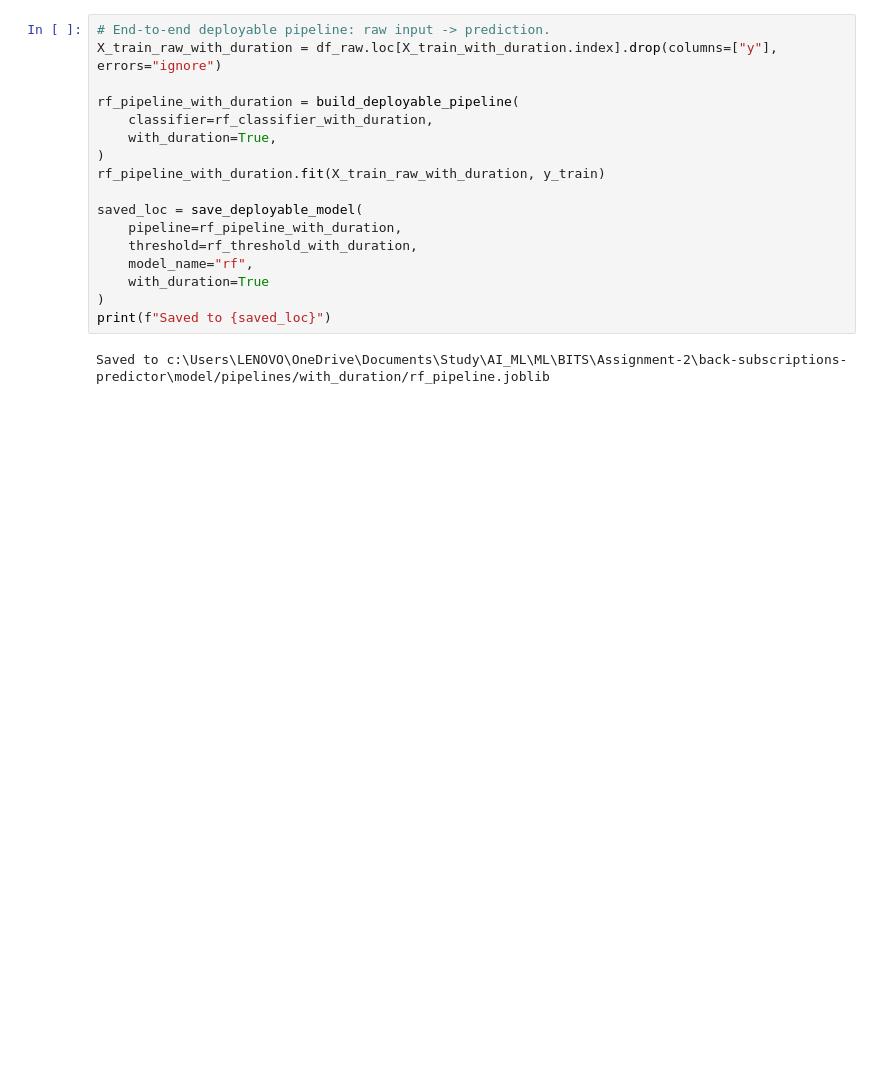
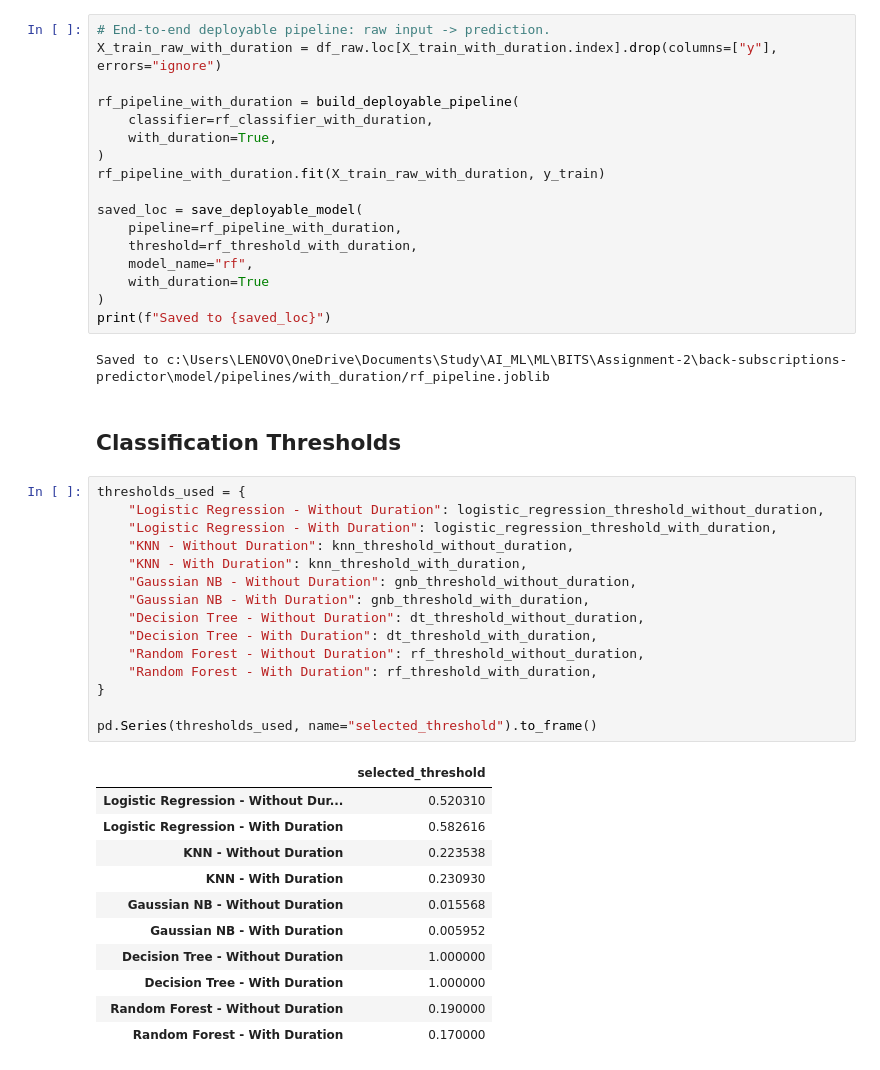
Before and after one commit to dustycoder-sayan/bank-subscriptions-predictor, a Jupyter notebook: model/bank_subscription_classifiers.ipynb, the cells around one changed output. Saved outputs shown, nothing was run; the diff lists cells and outputs as text; blank space fills up the shorter version.

```diff
--- a/model/bank_subscription_classifiers.ipynb
+++ b/model/bank_subscription_classifiers.ipynb
@@ -1250,3 +1250,32 @@ saved_loc = save_deployable_model(
 print(f"Saved to {saved_loc}")
 # %% [output]
 Saved to c:\Users\LENOVO\OneDrive\Documents\Study\AI_ML\ML\BITS\Assignment-2\back-subscriptions-predictor\model/pipelines/with_duration/rf_pipeline.joblib
+# %% [markdown]
+## Classification Thresholds
+# %%
+thresholds_used = {
+    "Logistic Regression - Without Duration": logistic_regression_threshold_without_duration,
+    "Logistic Regression - With Duration": logistic_regression_threshold_with_duration,
+    "KNN - Without Duration": knn_threshold_without_duration,
+    "KNN - With Duration": knn_threshold_with_duration,
+    "Gaussian NB - Without Duration": gnb_threshold_without_duration,
+    "Gaussian NB - With Duration": gnb_threshold_with_duration,
+    "Decision Tree - Without Duration": dt_threshold_without_duration,
+    "Decision Tree - With Duration": dt_threshold_with_duration,
+    "Random Forest - Without Duration": rf_threshold_without_duration,
+    "Random Forest - With Duration": rf_threshold_with_duration,
+}
+
+pd.Series(thresholds_used, name="selected_threshold").to_frame()
+# %% [output]
+|  | selected_threshold |
+| Logistic Regression - Without Dur... | 0.520310 |
+| Logistic Regression - With Duration | 0.582616 |
+| KNN - Without Duration | 0.223538 |
+| KNN - With Duration | 0.230930 |
+| Gaussian NB - Without Duration | 0.015568 |
+| Gaussian NB - With Duration | 0.005952 |
+| Decision Tree - Without Duration | 1.000000 |
+| Decision Tree - With Duration | 1.000000 |
+| Random Forest - Without Duration | 0.190000 |
+| Random Forest - With Duration | 0.170000 |
```
Also changed, not shown: parts of 3 cells of this notebook.
